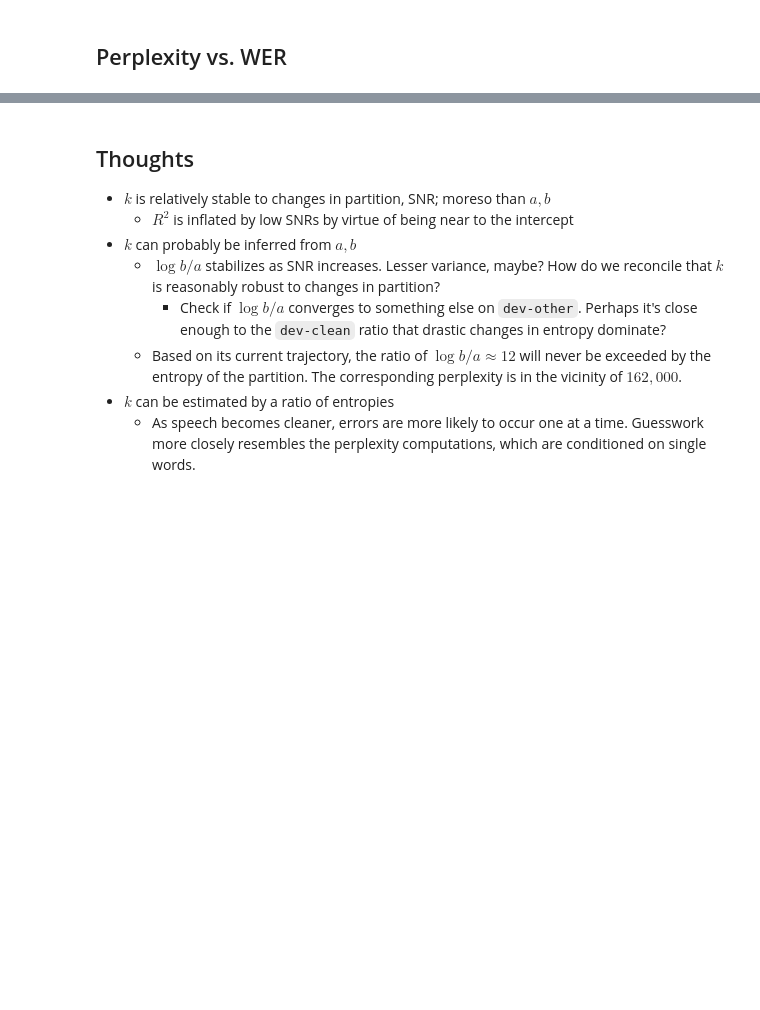
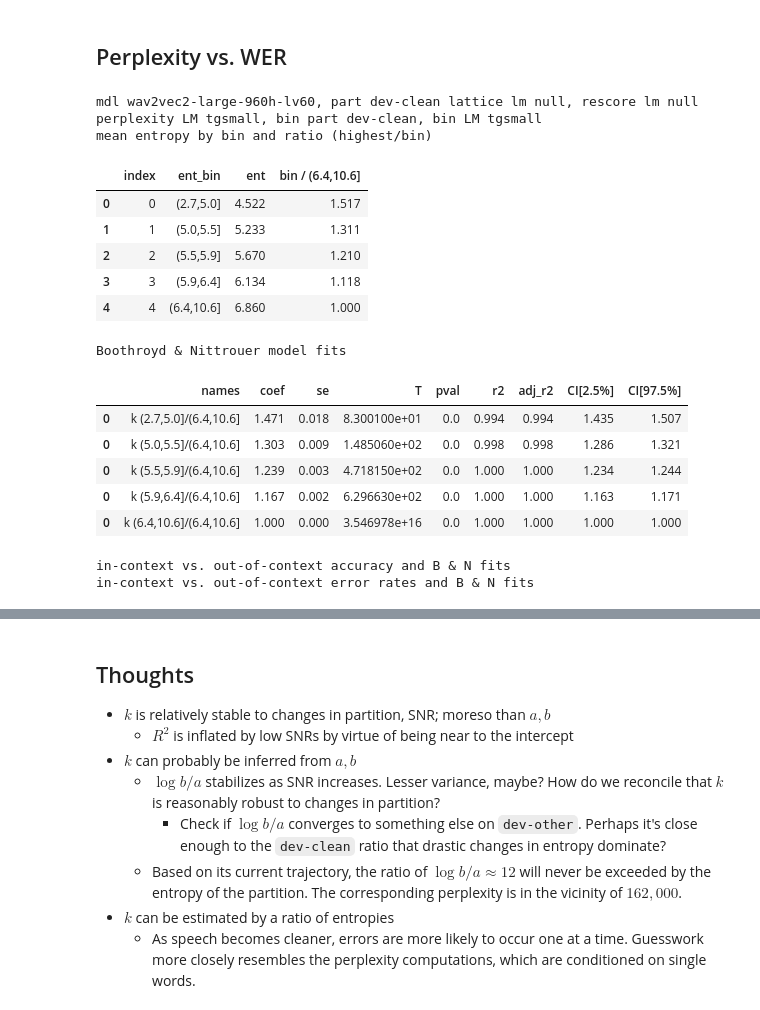
Before and after one commit to sdrobert/kaldi-boothroyd, a Jupyter notebook: egs/librispeech/s5/local/analysis.ipynb, the cells around one changed output, grey strips where cells are left out. Drawn from its saved outputs; the diff is of its cells as text; code cells hidden in the pictures; blank space fills up the shorter version.

```diff
--- a/egs/librispeech/s5/local/analysis.ipynb
+++ b/egs/librispeech/s5/local/analysis.ipynb
@@ -122,10 +122,11 @@ part = 'dev-clean'
 desc = f"({part} partition, {latlm} lattice LM, and {reslm} rescoring lm)"
 num_points = 100
 
-df = wer_df.loc[
-    (wer_df['latlm'] == latlm) &
-    (wer_df['reslm'] == reslm) &
-    (wer_df['part'] == part)
+df = wer_df.replace(dict(latlm=dict(null=latlm), reslm=dict(null=reslm)))
+df = df.loc[
+    (df['latlm'] == latlm) &
+    (df['reslm'] == reslm) &
+    (df['part'] == part)
 ].copy()
 
 idx = np.isinf(df['snr'])
@@ -168,6 +169,7 @@ for mdl_idx, mdl in enumerate(mdls):
     )
     fig.add_scatter(
         x=x_interp, y=y_interp * 100,
+        name=f"{mdl} fit",
         mode='lines',
         opacity=0.5,
         showlegend=False,
@@ -226,15 +228,19 @@ fig.show()
 # %%
 # boothroyd's k
 
-latlm = reslm = perplm = binlm = 'tgsmall'
-mdl = 'tdnn_1d_sp'
+latlm = reslm = 'null'
+perplm = binlm = 'tgsmall'
+
+mdl = 'wav2vec2-large-960h-lv60'
 num_bins = 5
 num_points = 100
 binpart = 'dev-clean'
 part = 'dev-clean'
+add_intercept = False
+include_extrema = True
+
 x_interp = np.linspace(0.01, 100, num_points)
 ratio = num_points // (num_bins + 2)
-add_intercept = True
 print(
     f"mdl {mdl}, part {part} lattice lm {latlm}, rescore lm {reslm} perplexity LM "
     f"{perplm}, bin part {binpart}, bin LM {binlm}"
@@ -245,9 +251,16 @@ bounds = bin_series(perp_df.loc[(perp_df['perplm'] == binlm) & (perp_df['part']
 df['ent_bin'] = bin_series(df['ent'], bounds, by_rank=False, fmt="{:.01f}")[0]
 bin_cats = df['ent_bin'].dtype.categories
 
+if include_extrema:
+    min_bin, max_bin = 0, num_bins - 1
+else:
+    assert num_bins > 2
+    min_bin, max_bin = 1, num_bins - 2
+    df = df.loc[df['ent_bin'].isin({bin_cats[bin] for bin in range(min_bin, max_bin + 1)})]
+
 print("mean entropy by bin and ratio (highest/bin)")
 df_ent = agg_mean_by_lens(df, 'len', 'ent', 'ent_bin')
-df_ent['ratio'] = df_ent.loc[df_ent['ent_bin'] == bin_cats[num_bins - 1], 'ent'].iloc[0] / df_ent['ent']
+df_ent[f'bin / {bin_cats[max_bin]}'] = df_ent.loc[df_ent['ent_bin'] == bin_cats[max_bin], 'ent'].iloc[0] / df_ent['ent']
 display(df_ent.round(3))
 
 df = df.merge(
@@ -261,17 +274,18 @@ df = agg_mean_by_lens(df, 'len', 'wer', ['snr', 'ent_bin'])
 df = df.pivot(values='wer', index='snr', columns='ent_bin')
 
 fig_acc, fig_loge = go.Figure(), go.Figure()
-x = df[bin_cats[num_bins - 1]]
-log_x_lims = np.log10(100 * df[bin_cats[num_bins - 1]].min() - 1), np.log10(30)
+x = df[bin_cats[max_bin]]
+log_x_lims = np.log10(100 * df[bin_cats[max_bin]].min() - 1), np.log10(30)
 log_y_lims = np.log10(100 * df[bin_cats[0]].min() - 1), np.log10(30)
 log_x_interp = np.linspace(log_x_lims[0], np.log10(100), num_points)
 
 fits = []
-for bin in range(num_bins):
+for bin in range(min_bin, max_bin + 1):
     y = df[bin_cats[bin]]
     fit : pd.DataFrame = pg.linear_regression(np.log(x), np.log(y), add_intercept=add_intercept)
-    iv_name, int_name = f"k {bin_cats[bin]}", f"c {bin_cats[bin]}"
-    fit['names'] = fit['names'].map({bin_cats[num_bins - 1]: iv_name, "Intercept": int_name})
+    ratio = f"{bin_cats[bin]}/{bin_cats[max_bin]}"
+    iv_name, int_name = f"k {ratio}", f"c {ratio}"
+    fit['names'] = fit['names'].map({bin_cats[max_bin]: iv_name, "Intercept": int_name})
     if add_intercept:
         c = fit.loc[fit['names'] == int_name, 'coef'].iloc[0]
     else:
@@ -307,33 +321,51 @@ for bin in range(num_bins):
         x=10 ** (log_x_interp), y=y_interp,
         mode='lines',
         opacity=0.5,
         name=interp_name,
         legendgroup="fits",
         line=dict(color=colour),
     )
 print("Boothroyd & Nittrouer model fits")
 display(pd.concat(fits).round(3))
 
 print("in-context vs. out-of-context accuracy and B & N fits")
 fig_acc.update_layout(
     xaxis_title="out-of-context accuracy (%)",
     yaxis_title="in-context accuracy (%)",
     xaxis_tickformat='d',
     yaxis_tickformat='d',
     xaxis_range=[0, 100],
     yaxis_range=[0, 100],
     width=800, height=400,
 )
 fig_acc.show()
 print("in-context vs. out-of-context error rates and B & N fits")
 fig_loge.update_layout(
     xaxis_title="out-of-context error rate (%)",
     yaxis_title="in-context error rate (%)",
     width=800, height=400,
 )
 fig_loge.update_xaxes(type='log', range=log_x_lims)
 fig_loge.update_yaxes(type='log', range=log_y_lims)
 fig_loge.show()
+# %% [output]
+mdl wav2vec2-large-960h-lv60, part dev-clean lattice lm null, rescore lm null perplexity LM tgsmall, bin part dev-clean, bin LM tgsmall
+mean entropy by bin and ratio (highest/bin)
+|  | index | ent_bin | ent | bin / (6.4,10.6] |
+| 0 | 0 | (2.7,5.0] | 4.522 | 1.517 |
+| 1 | 1 | (5.0,5.5] | 5.233 | 1.311 |
+| 2 | 2 | (5.5,5.9] | 5.670 | 1.210 |
+| 3 | 3 | (5.9,6.4] | 6.134 | 1.118 |
+| 4 | 4 | (6.4,10.6] | 6.860 | 1.000 |
+Boothroyd & Nittrouer model fits
+|  | names | coef | se | T | pval | r2 | adj_r2 | CI[2.5%] | CI[97.5%] |
+| 0 | k (2.7,5.0]/(6.4,10.6] | 1.471 | 0.018 | 8.300100e+01 | 0.0 | 0.994 | 0.994 | 1.435 | 1.507 |
+| 0 | k (5.0,5.5]/(6.4,10.6] | 1.303 | 0.009 | 1.485060e+02 | 0.0 | 0.998 | 0.998 | 1.286 | 1.321 |
+| 0 | k (5.5,5.9]/(6.4,10.6] | 1.239 | 0.003 | 4.718150e+02 | 0.0 | 1.000 | 1.000 | 1.234 | 1.244 |
+| 0 | k (5.9,6.4]/(6.4,10.6] | 1.167 | 0.002 | 6.296630e+02 | 0.0 | 1.000 | 1.000 | 1.163 | 1.171 |
+| 0 | k (6.4,10.6]/(6.4,10.6] | 1.000 | 0.000 | 3.546978e+16 | 0.0 | 1.000 | 1.000 | 1.000 | 1.000 |
+in-context vs. out-of-context accuracy and B & N fits
+in-context vs. out-of-context error rates and B & N fits
 # %%
 # Klakow and Peters (2002). "Testing the correlation of word error rate and perplexity"
 # "... slope a is smaller for tasks that are acoustically more challenging. Hence on
```
Also changed, not shown: parts of 2 cells of this notebook, 14 other files.
